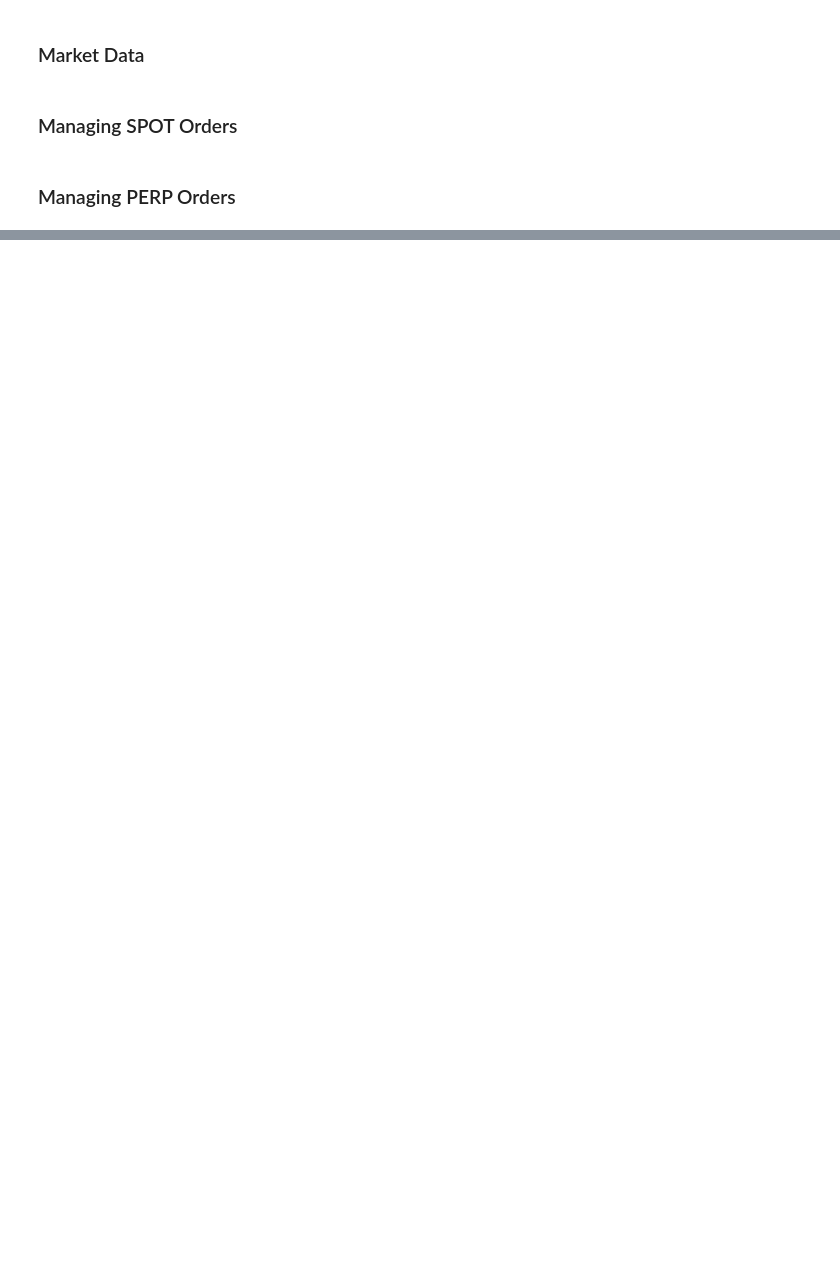
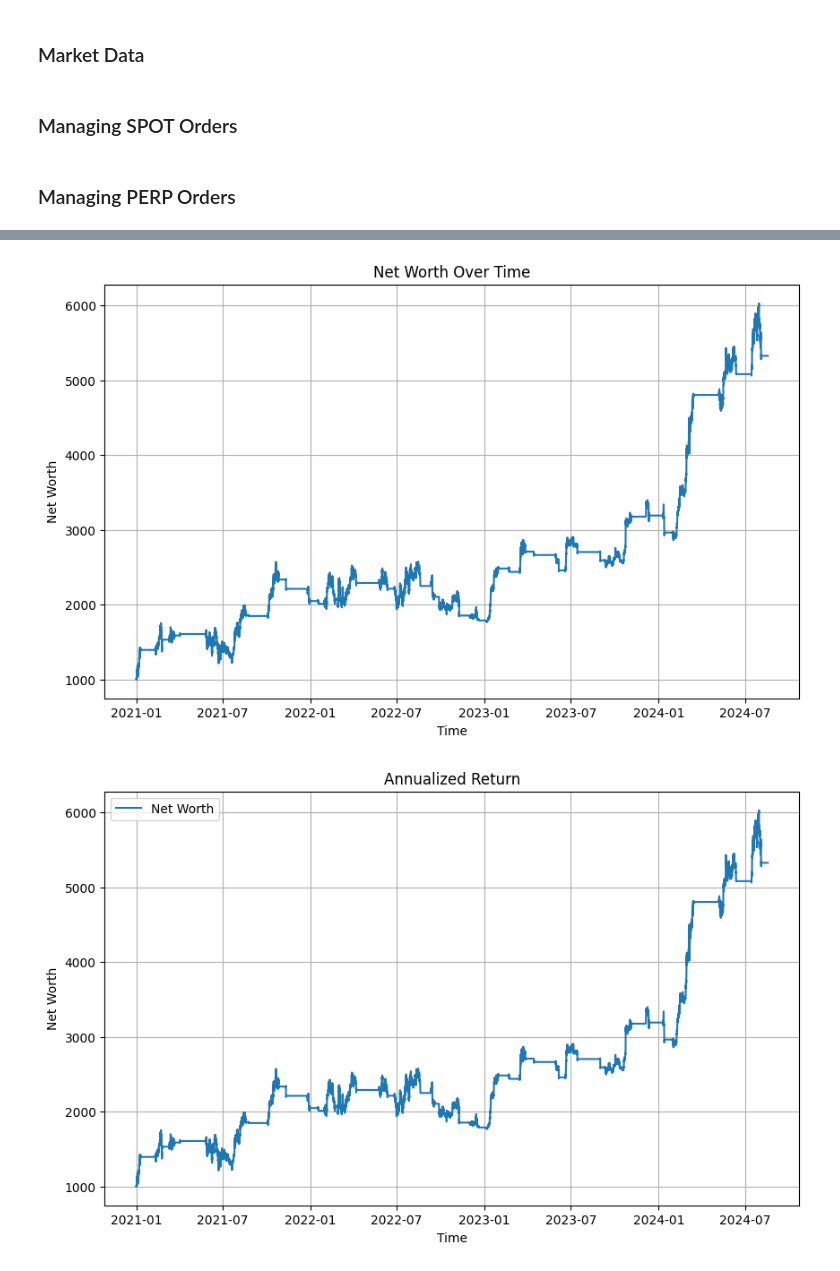
Before and after one commit to valterebelo/AlphaTraderSystem, a Jupyter notebook: alpha_trader/src/pybit.ipynb, the cells around one changed output, grey strips where cells are left out. Saved outputs shown, nothing was run; the diff lists cells and outputs as text; code cells hidden in the pictures; blank space fills up the shorter version.

```diff
--- a/alpha_trader/src/pybit.ipynb
+++ b/alpha_trader/src/pybit.ipynb
@@ -399,0 +337,5 @@ test_wrapper.transaction_log().iloc[:,1:15]
+# %%
+from tradingStrategies import BuyNHold, AlphaTraderLongBiased
+
+
+apt = AlphaTraderLongBiased(1000, '2021-01-01', 'now')
@@ -399,0 +361,5 @@ test_wrapper.transaction_log().iloc[:,1:15]
+# %%
+apt.backtest(visualize=True)
+# %% [output]
+[figure, added]
+[figure, added]
```
Also changed, not shown: parts of 16 cells of this notebook, 4 other files.
